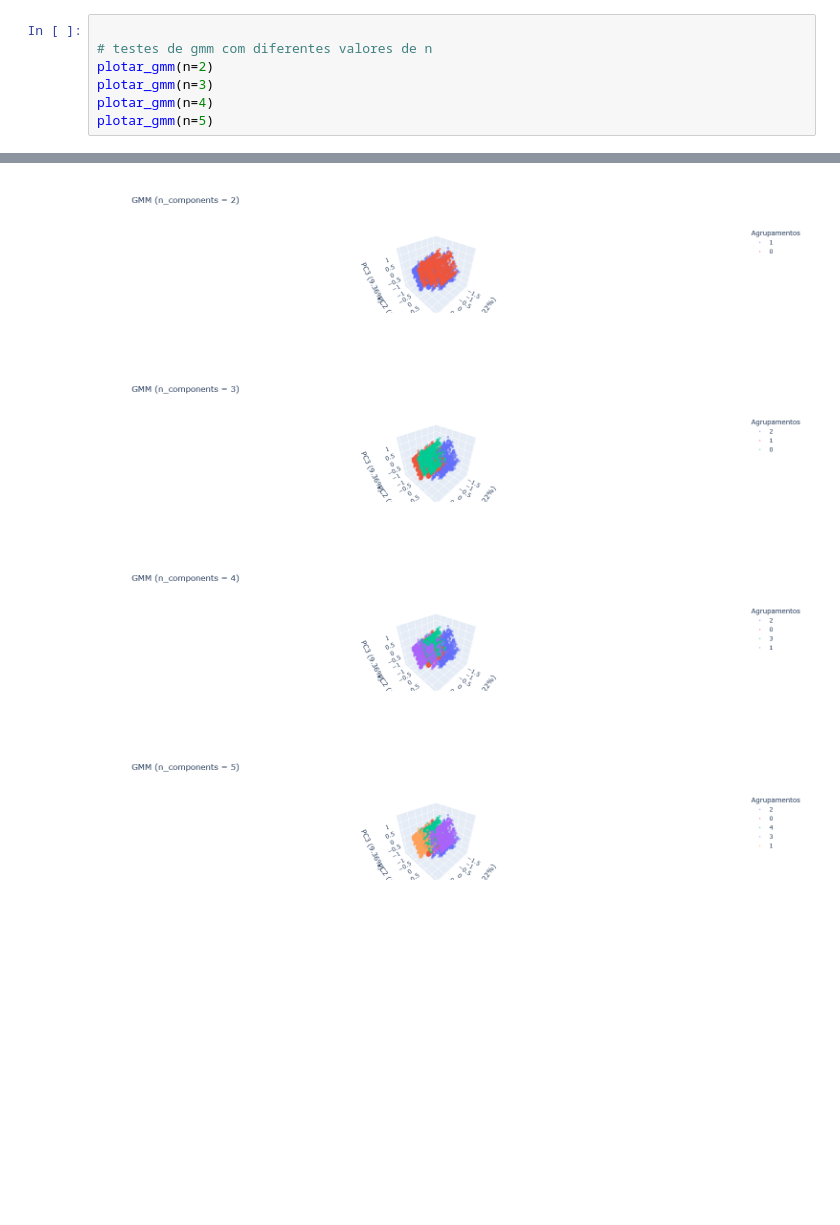
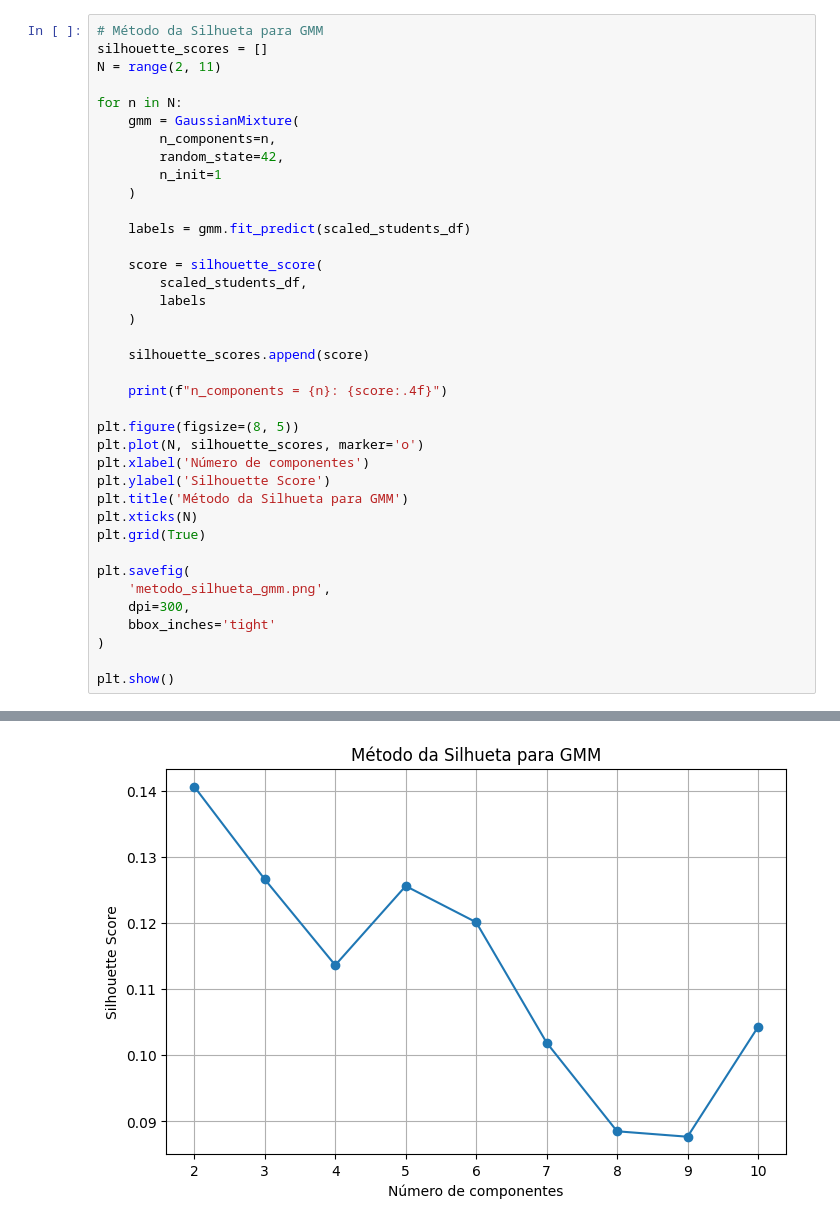
Before and after one commit to mateuscostasanches/FinalProject-DataScience, a Jupyter notebook: 03_Agrupamentos/Atividade5.ipynb, the cells around one changed output, grey strips where cells are left out. Cells and saved outputs as stored; diff of their text form; blank space fills up the shorter version.

```diff
--- a/03_Agrupamentos/Atividade5.ipynb
+++ b/03_Agrupamentos/Atividade5.ipynb
@@ -104,8 +159,39 @@ plotar_kmeans(k=5)
 # %%
+# Método da Silhueta para GMM
+silhouette_scores = []
+N = range(2, 11)
 
-# testes de gmm com diferentes valores de n
-plotar_gmm(n=2)
-plotar_gmm(n=3)
-plotar_gmm(n=4)
-plotar_gmm(n=5)
+for n in N:
+    gmm = GaussianMixture(
+        n_components=n,
+        random_state=42,
+        n_init=1
+    )
+
+    labels = gmm.fit_predict(scaled_students_df)
+
+    score = silhouette_score(
+        scaled_students_df,
+        labels
+    )
+
+    silhouette_scores.append(score)
+
+    print(f"n_components = {n}: {score:.4f}")
+
+plt.figure(figsize=(8, 5))
+plt.plot(N, silhouette_scores, marker='o')
+plt.xlabel('Número de componentes')
+plt.ylabel('Silhouette Score')
+plt.title('Método da Silhueta para GMM')
+plt.xticks(N)
+plt.grid(True)
+
+plt.savefig(
+    'metodo_silhueta_gmm.png',
+    dpi=300,
+    bbox_inches='tight'
+)
+
+plt.show()
 # %% [output]
@@ -112,4 +207 @@ plotar_gmm(n=5)
-[figure, old version]
+[figure, new version]
-[figure, removed]
-[figure, removed]
-[figure, removed]
```
Also changed, not shown: parts of 9 cells of this notebook.
